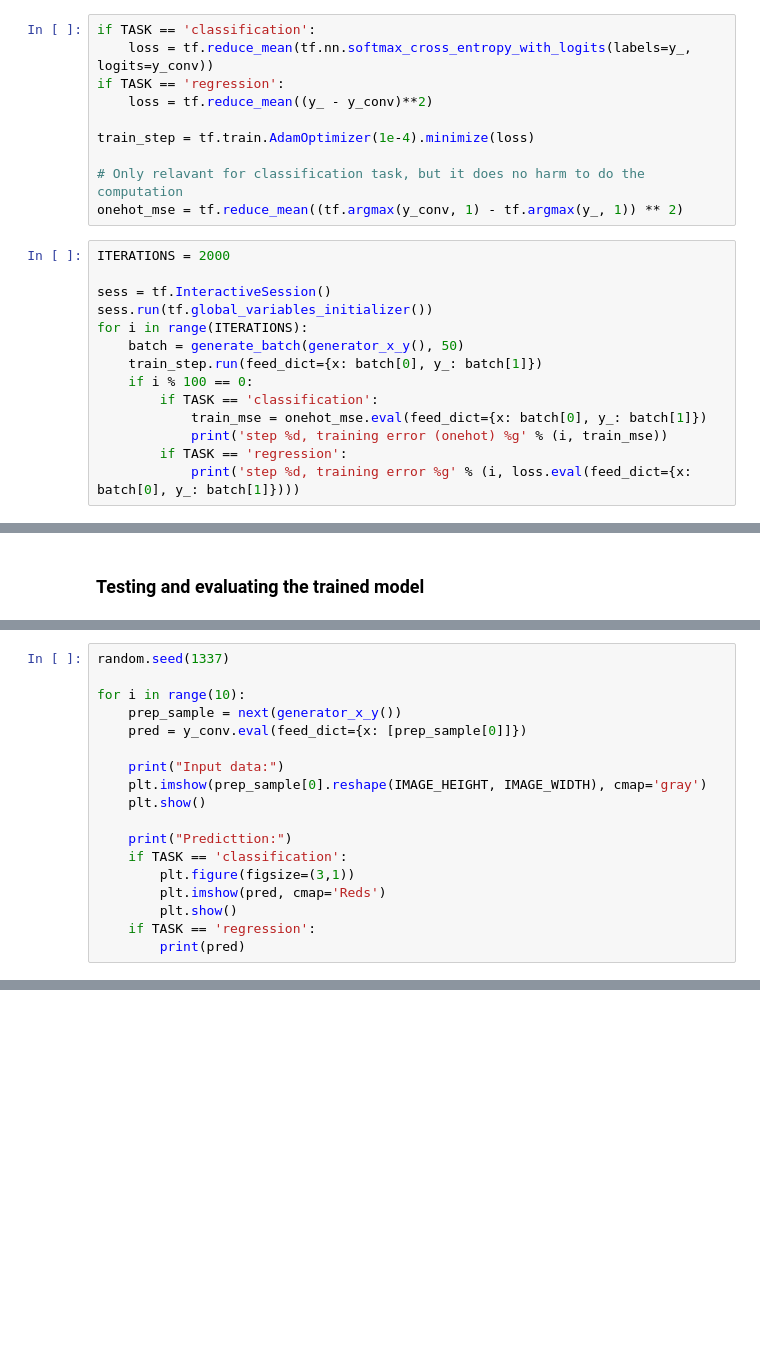
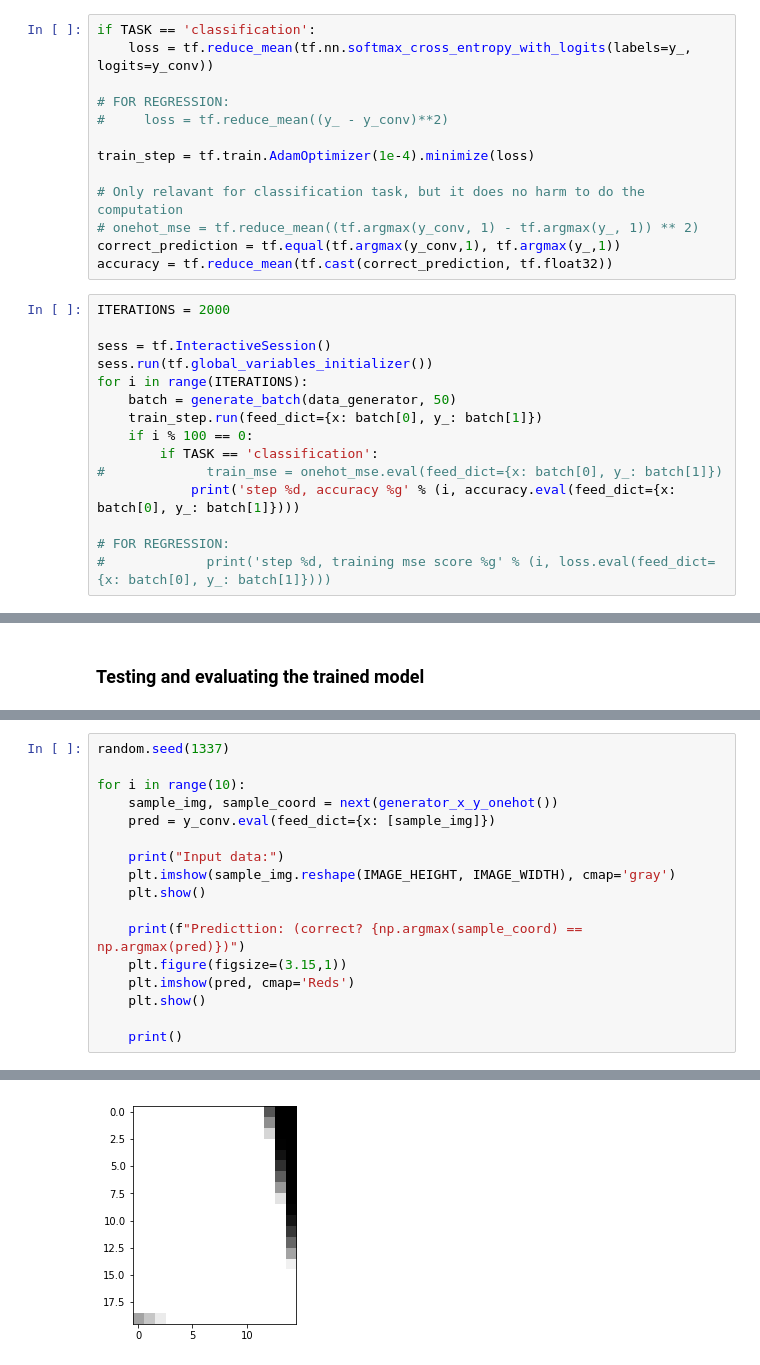
Before and after one commit to elgehelge/deep-synth-paper-cropper, a Jupyter notebook: prototype.ipynb, the cells around one changed output, grey strips where cells are left out. Drawn from its saved outputs; the diff is of its cells as text; blank space fills up the shorter version.

```diff
--- a/prototype.ipynb
+++ b/prototype.ipynb
@@ -171,25 +189,29 @@ y_conv = tf.matmul(h_fc1, W_fc2) + b_fc2
 # %%
 if TASK == 'classification':
     loss = tf.reduce_mean(tf.nn.softmax_cross_entropy_with_logits(labels=y_, logits=y_conv))
-if TASK == 'regression':
-    loss = tf.reduce_mean((y_ - y_conv)**2)
+
+# FOR REGRESSION:
+#     loss = tf.reduce_mean((y_ - y_conv)**2)
 
 train_step = tf.train.AdamOptimizer(1e-4).minimize(loss)
 
 # Only relavant for classification task, but it does no harm to do the computation
-onehot_mse = tf.reduce_mean((tf.argmax(y_conv, 1) - tf.argmax(y_, 1)) ** 2)
+# onehot_mse = tf.reduce_mean((tf.argmax(y_conv, 1) - tf.argmax(y_, 1)) ** 2)
+correct_prediction = tf.equal(tf.argmax(y_conv,1), tf.argmax(y_,1))
+accuracy = tf.reduce_mean(tf.cast(correct_prediction, tf.float32))
 # %%
 ITERATIONS = 2000
 
 sess = tf.InteractiveSession()
 sess.run(tf.global_variables_initializer())
 for i in range(ITERATIONS):
-    batch = generate_batch(generator_x_y(), 50)
+    batch = generate_batch(data_generator, 50)
     train_step.run(feed_dict={x: batch[0], y_: batch[1]})
     if i % 100 == 0:
         if TASK == 'classification':
-            train_mse = onehot_mse.eval(feed_dict={x: batch[0], y_: batch[1]})
-            print('step %d, training error (onehot) %g' % (i, train_mse))
-        if TASK == 'regression':
-            print('step %d, training error %g' % (i, loss.eval(feed_dict={x: batch[0], y_: batch[1]})))
+#             train_mse = onehot_mse.eval(feed_dict={x: batch[0], y_: batch[1]})
+            print('step %d, accuracy %g' % (i, accuracy.eval(feed_dict={x: batch[0], y_: batch[1]})))
+
+# FOR REGRESSION:
+#             print('step %d, training mse score %g' % (i, loss.eval(feed_dict={x: batch[0], y_: batch[1]})))
 # %% [output]
@@ -203,17 +246,17 @@ print("Test error:", sess.run(loss, feed_dict={x: test_batch[0], y_: test_batch[
 random.seed(1337)
 
 for i in range(10):
-    prep_sample = next(generator_x_y())
-    pred = y_conv.eval(feed_dict={x: [prep_sample[0]]})
+    sample_img, sample_coord = next(generator_x_y_onehot())
+    pred = y_conv.eval(feed_dict={x: [sample_img]})
 
     print("Input data:")
-    plt.imshow(prep_sample[0].reshape(IMAGE_HEIGHT, IMAGE_WIDTH), cmap='gray')
+    plt.imshow(sample_img.reshape(IMAGE_HEIGHT, IMAGE_WIDTH), cmap='gray')
     plt.show()
 
-    print("Predicttion:")
-    if TASK == 'classification':
-        plt.figure(figsize=(3,1))
-        plt.imshow(pred, cmap='Reds')
-        plt.show()
-    if TASK == 'regression':
-        print(pred)
+    print(f"Predicttion: (correct? {np.argmax(sample_coord) == np.argmax(pred)})")
+    plt.figure(figsize=(3.15,1))
+    plt.imshow(pred, cmap='Reds')
+    plt.show()
+
+    print()
+# %% [output]
@@ -219,0 +264 @@ for i in range(10):
+[figure, added]
```
Also changed, not shown: parts of 13 cells of this notebook, 1 other file.
